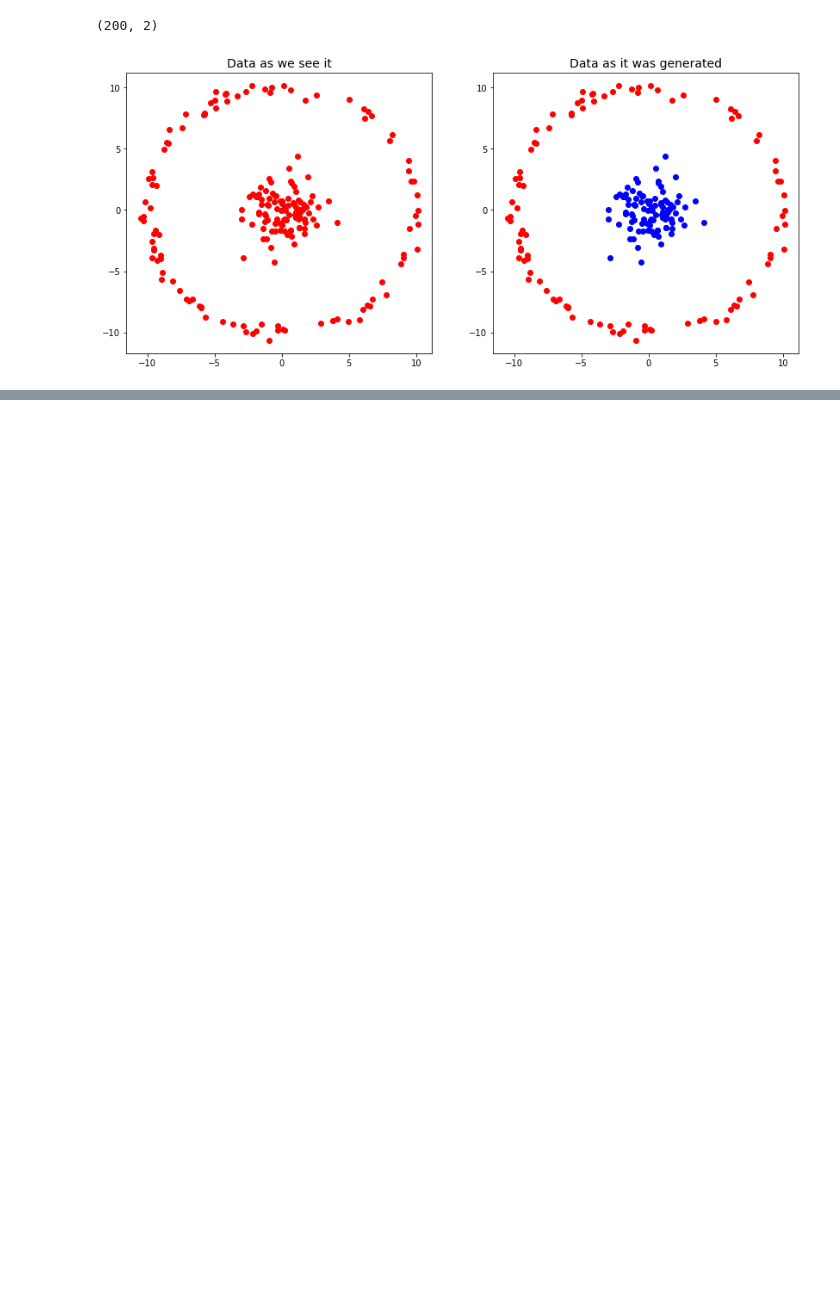
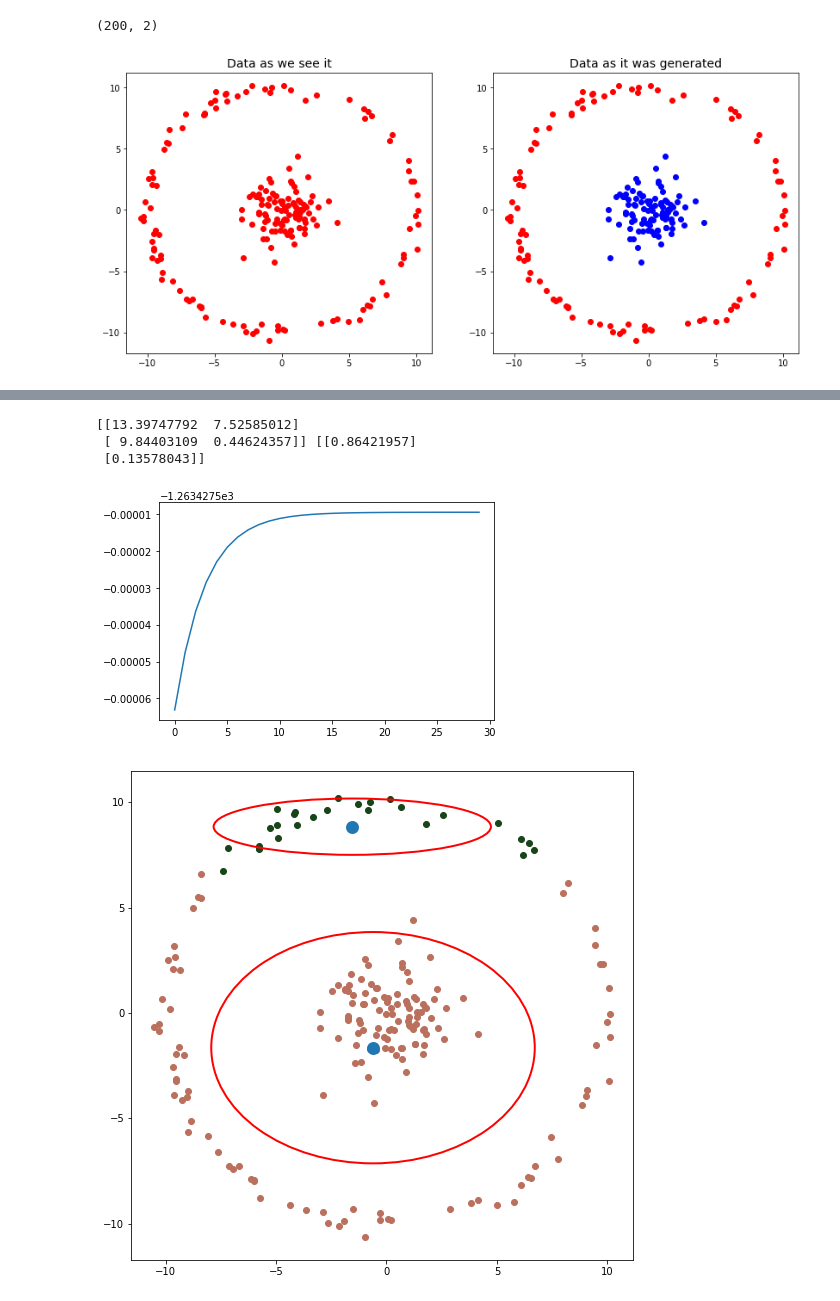
Before and after one commit to chris-fady/dsm-ml-subquests, a Jupyter notebook: Pill14-clustering/Pill14.ipynb, the cells around one changed output, grey strips where cells are left out. Saved outputs shown, nothing was run; the diff lists cells and outputs as text; code cells hidden in the pictures; blank space fills up the shorter version.

```diff
--- a/Pill14-clustering/Pill14.ipynb
+++ b/Pill14-clustering/Pill14.ipynb
@@ -117,0 +135,8 @@ fig.set_size_inches((9,9))
+# %%
+foo(C, Sigma, Pi)
+# %% [output]
+[[13.39747792  7.52585012]
+ [ 9.84403109  0.44624357]] [[0.86421957]
+ [0.13578043]]
+[figure, added]
+[figure, added]
```
Also changed, not shown: parts of 8 cells of this notebook.
